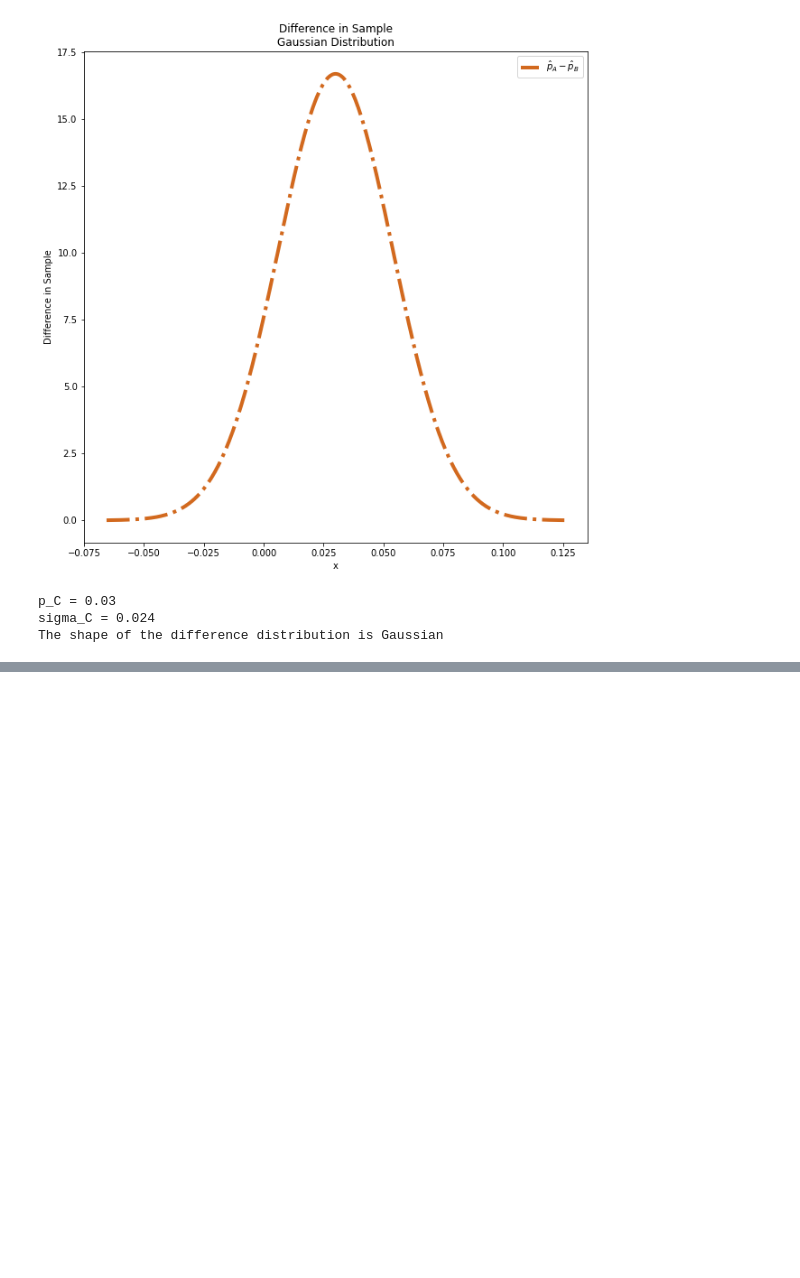
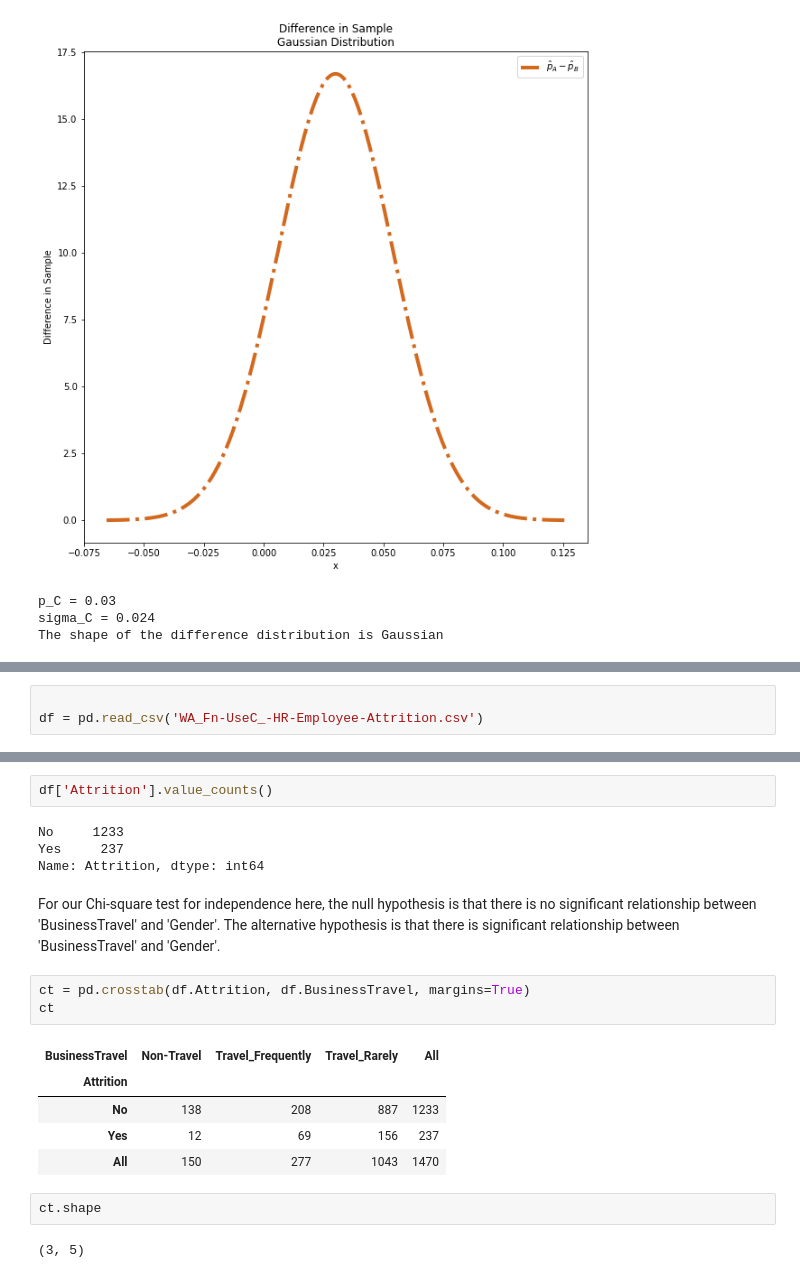
Before and after one commit to yawningbrain/Data-Science-Tutorials, a Jupyter notebook: Math345_LAB_W8.ipynb, the cells around one changed output, grey strips where cells are left out. Saved outputs shown, nothing was run; the diff lists cells and outputs as text; blank space fills up the shorter version.

Commit message:
Week 8 Lab: This week covers difference in sample proportion and the chi-square test: goodness of fit and independence of data.

```diff
--- a/Math345_LAB_W8.ipynb
+++ b/Math345_LAB_W8.ipynb
@@ -149,0 +170,3 @@ Reject H0.
+# %%
+
+df = pd.read_csv('WA_Fn-UseC_-HR-Employee-Attrition.csv')
@@ -149,0 +182,22 @@ Reject H0.
+# %%
+df['Attrition'].value_counts()
+# %% [output]
+No     1233
+Yes     237
+Name: Attrition, dtype: int64
+# %% [markdown]
+For our Chi-square test for independence here, the null hypothesis is that there is no significant relationship between 'BusinessTravel' and 'Gender'.
+The alternative hypothesis is that there is significant relationship between 'BusinessTravel' and 'Gender'.
+# %%
+ct = pd.crosstab(df.Attrition, df.BusinessTravel, margins=True)
+ct
+# %% [output]
+| BusinessTravel | Non-Travel | Travel_Frequently | Travel_Rarely | All |
+| Attrition |  |  |  |  |
+| No | 138 | 208 | 887 | 1233 |
+| Yes | 12 | 69 | 156 | 237 |
+| All | 150 | 277 | 1043 | 1470 |
+# %%
+ct.shape
+# %% [output]
+(3, 5)
```
Also changed, not shown: parts of 7 cells of this notebook.
